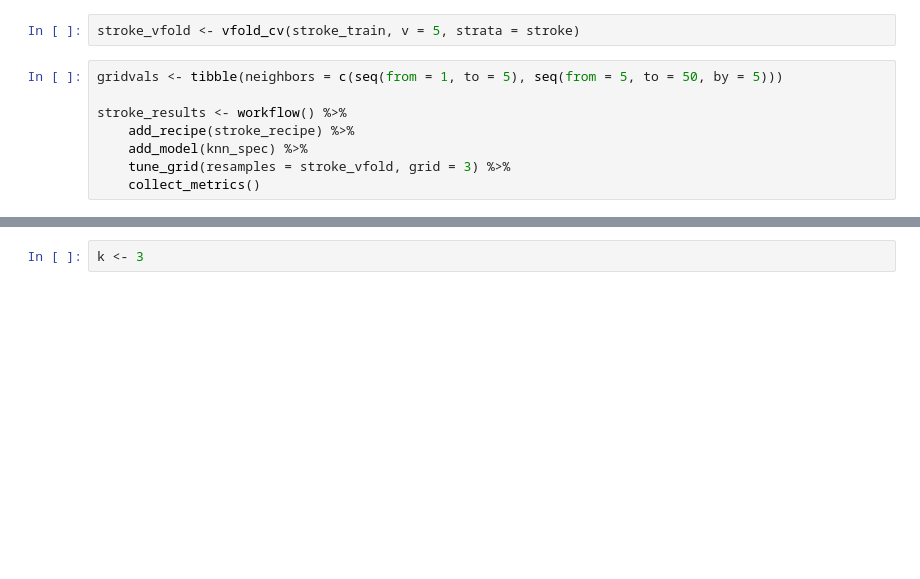
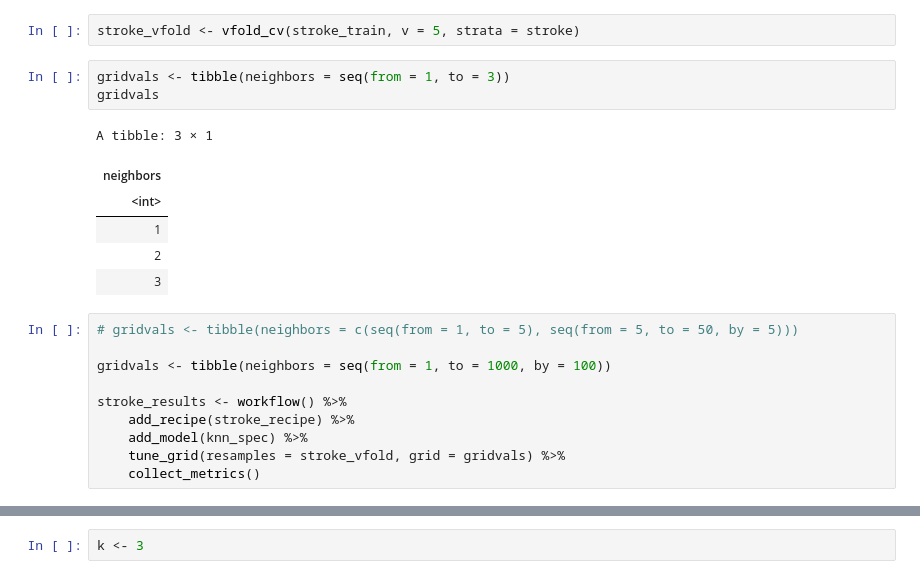
Before and after one commit to romansinkus/stroke-classification, a Jupyter notebook: Stroke_prediction.ipynb, the cells around one changed output, grey strips where cells are left out. Cells and saved outputs as stored; diff of their text form; blank space fills up the shorter version.

```diff
--- a/Stroke_prediction.ipynb
+++ b/Stroke_prediction.ipynb
@@ -257,13 +257,25 @@ stroke_recipe <- recipe(stroke ~ bmi + age + avg_glucose_level, data = upsampled
     step_center(all_predictors())
 # %%
 stroke_vfold <- vfold_cv(stroke_train, v = 5, strata = stroke)
+# %%
+gridvals <- tibble(neighbors = seq(from = 1, to = 3))
+gridvals
+# %% [output]
+A tibble: 3 × 1
+| neighbors |
+| <int> |
+| 1 |
+| 2 |
+| 3 |
 # %%
-gridvals <- tibble(neighbors = c(seq(from = 1, to = 5), seq(from = 5, to = 50, by = 5)))
+# gridvals <- tibble(neighbors = c(seq(from = 1, to = 5), seq(from = 5, to = 50, by = 5)))
+
+gridvals <- tibble(neighbors = seq(from = 1, to = 1000, by = 100))
 
 stroke_results <- workflow() %>%
     add_recipe(stroke_recipe) %>%
     add_model(knn_spec) %>%
-    tune_grid(resamples = stroke_vfold, grid = 3) %>%
+    tune_grid(resamples = stroke_vfold, grid = gridvals) %>%
     collect_metrics()
 # %%
 accuracies <- stroke_results %>%
```
Also changed, not shown: parts of 7 cells of this notebook.
